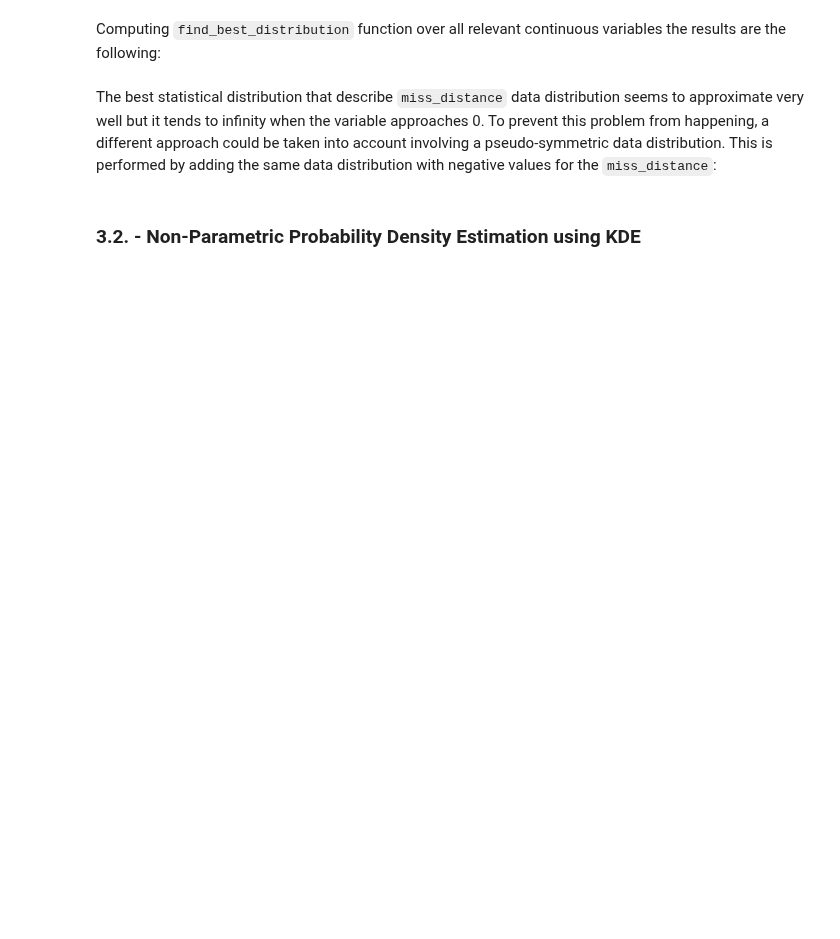
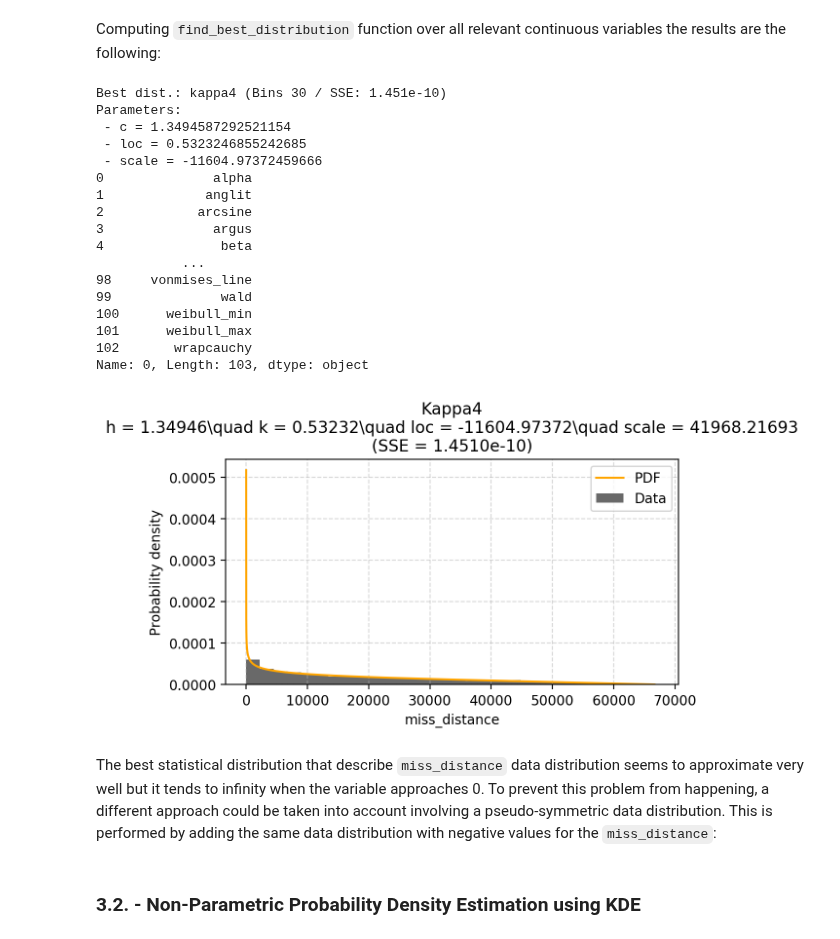
Before and after one commit to JJavierRosales/scapy, a Jupyter notebook: notebooks/Kelvins - Collision Avoidance Challenge + EDA.ipynb, the cells around one changed output. Cells and saved outputs as stored; diff of their text form; code cells hidden in the pictures; blank space fills up the shorter version.

Commit message:
Improve algorithm to get SciPy distributions

```diff
--- a/notebooks/Kelvins - Collision Avoidance Challenge + EDA.ipynb
+++ b/notebooks/Kelvins - Collision Avoidance Challenge + EDA.ipynb
@@ -534,17 +568,36 @@ Computing `find_best_distribution` function over all relevant continuous variabl
 # %%
 # Set column name to study and remove outliers.
 variable = 'miss_distance'
 data = df_lastCDM[variable]
 
 # Define list of continuous distributions to exclude from the fitting process
 stdist_excluded = ['studentized_range', 'levy_l_gen', 'levy_stable']
 
 # Find distribution that best fits the data
 dist = fit_distribution(st.beta, data, 30)
-# dist = find_best_distribution(data, 30, stdist_excluded)
+dist = find_best_distribution(data, 30, stdist_excluded)
 
 # Print plot including histogram and distribution fitted
 plot_distribution(data, dist, 30)
+# %% [output]
+Best dist.: kappa4 (Bins 30 / SSE: 1.451e-10)
+Parameters:
+ - c = 1.3494587292521154
+ - loc = 0.5323246855242685
+ - scale = -11604.97372459666
+0              alpha
+1             anglit
+2            arcsine
+3              argus
+4               beta
+           ...
+98     vonmises_line
+99              wald
+100      weibull_min
+101      weibull_max
+102       wrapcauchy
+Name: 0, Length: 103, dtype: object
+[figure, added]
 # %% [markdown]
 The best statistical distribution that describe `miss_distance` data distribution seems to approximate very well but it tends to infinity when the variable approaches 0. To prevent this problem from happening, a different approach could be taken into account involving a pseudo-symmetric data distribution. This is performed by adding the same data distribution with negative values for the `miss_distance`:
 # %%
```
Also changed, not shown: parts of 6 cells of this notebook.
